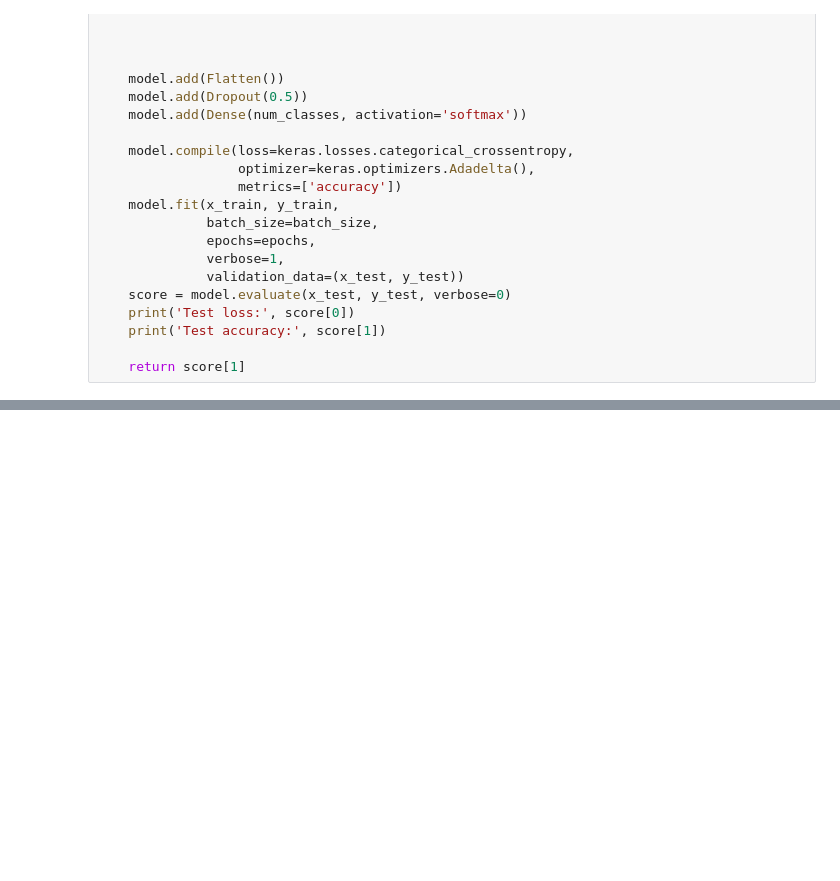
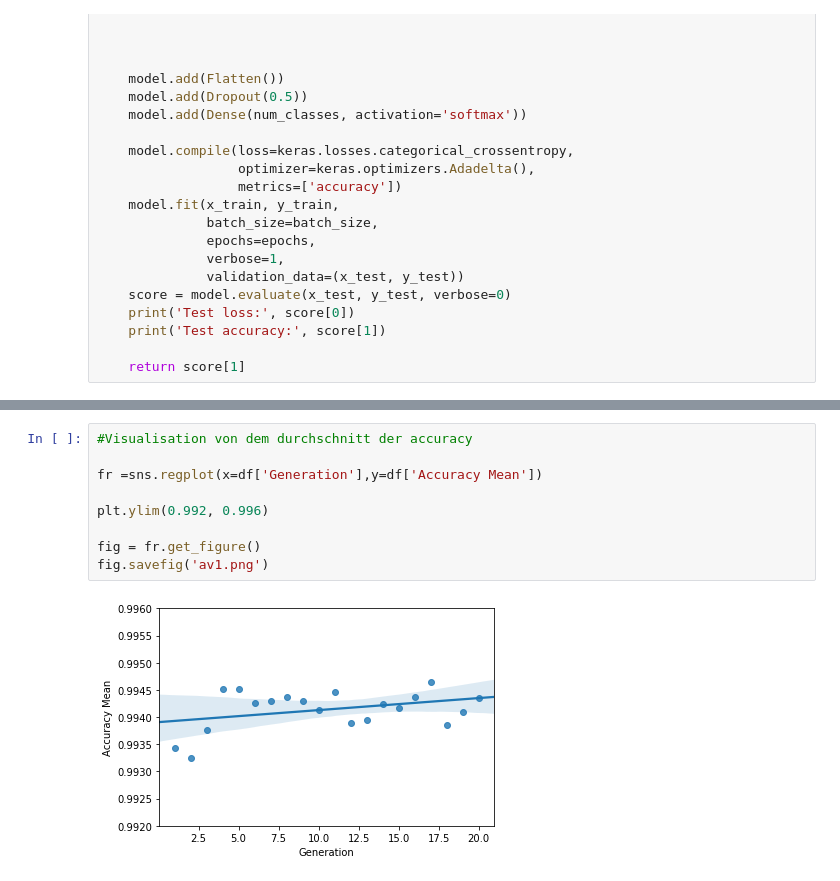
Before and after one commit to VCRoselieb/Genetic-Coding, a Jupyter notebook: Dictionarry.ipynb, the cells around one changed output, grey strips where cells are left out. Cells and saved outputs as stored; diff of their text form; blank space fills up the shorter version.

```diff
--- a/Dictionarry.ipynb
+++ b/Dictionarry.ipynb
@@ -347,0 +436,11 @@ NameError: name 'mnist' is not defined
+# %%
+#Visualisation von dem durchschnitt der accuracy
+
+fr =sns.regplot(x=df['Generation'],y=df['Accuracy Mean'])
+
+plt.ylim(0.992, 0.996)
+
+fig = fr.get_figure()
+fig.savefig('av1.png')
+# %% [output]
+[figure, added]
```
Also changed, not shown: parts of 17 cells of this notebook, 16 other files.
